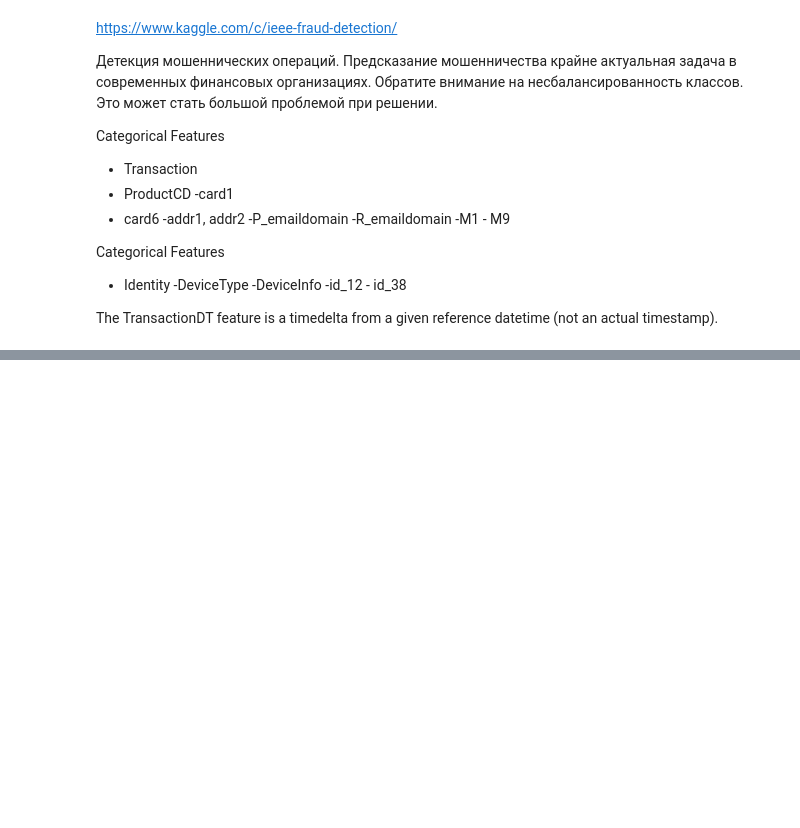
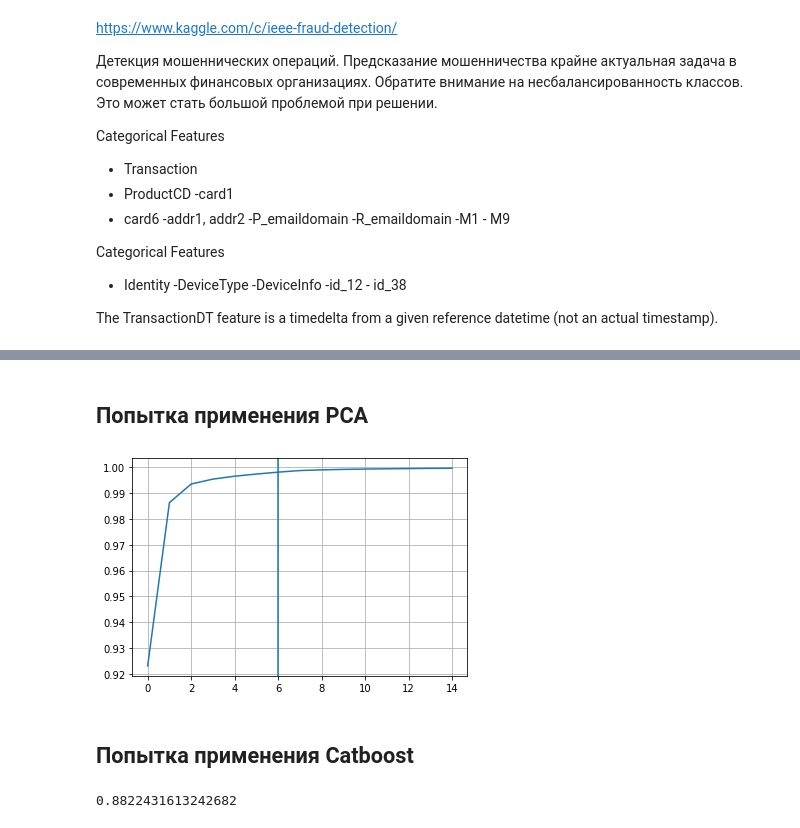
Before and after one commit to kapitalistka/SberSchoolGroupProject, a Jupyter notebook: Masloed_attempt1.ipynb, the cells around one changed output, grey strips where cells are left out. Saved outputs shown, nothing was run; the diff lists cells and outputs as text; code cells hidden in the pictures; blank space fills up the shorter version.

```diff
--- a/Masloed_attempt1.ipynb
+++ b/Masloed_attempt1.ipynb
@@ -155,0 +279,19 @@ train.head()
+# %%
+from sklearn.model_selection import train_test_split
+from sklearn.preprocessing import OrdinalEncoder
+
+target = 'isFraud'
+y = train[target]
+X = train.drop(target, 1)
+
+#'TransactionID', 'isFraud', 'TransactionDT',
+X = train.drop('TransactionID', 1)
+X = train.drop('TransactionDT', 1)
+X = train.drop('DeviceType', 1)
+X = train.drop('DeviceInfo', 1)
+
+
+X_train, X_val, y_train, y_val = train_test_split(X, y, test_size = 0.3, random_state = 42)
+
+del X, y,train,
+gc.collect
@@ -155,0 +300,3 @@ train.head()
+# %%
+X_train  = prepare_data(X_train)
+X_val  = prepare_data(X_val)
@@ -155,0 +318,11 @@ train.head()
+# %% [markdown]
+## Попытка применения PCA
+# %%
+from sklearn.decomposition import PCA
+pca = PCA(15)
+pca.fit(X_train[c_float_and_int])
+plt.plot(pca.explained_variance_ratio_.cumsum())
+plt.axvline(x=6)
+plt.grid()
+# %% [output]
+[figure, added]
@@ -155,0 +332,2 @@ train.head()
+# %% [markdown]
+## Попытка применения Catboost
@@ -155,0 +344,4 @@ train.head()
+# %%
+print(f"{roc_auc_score(y_pred, y_val)}")
+# %% [output]
+0.8822431613242682
```
Also changed, not shown: parts of 36 cells of this notebook.
